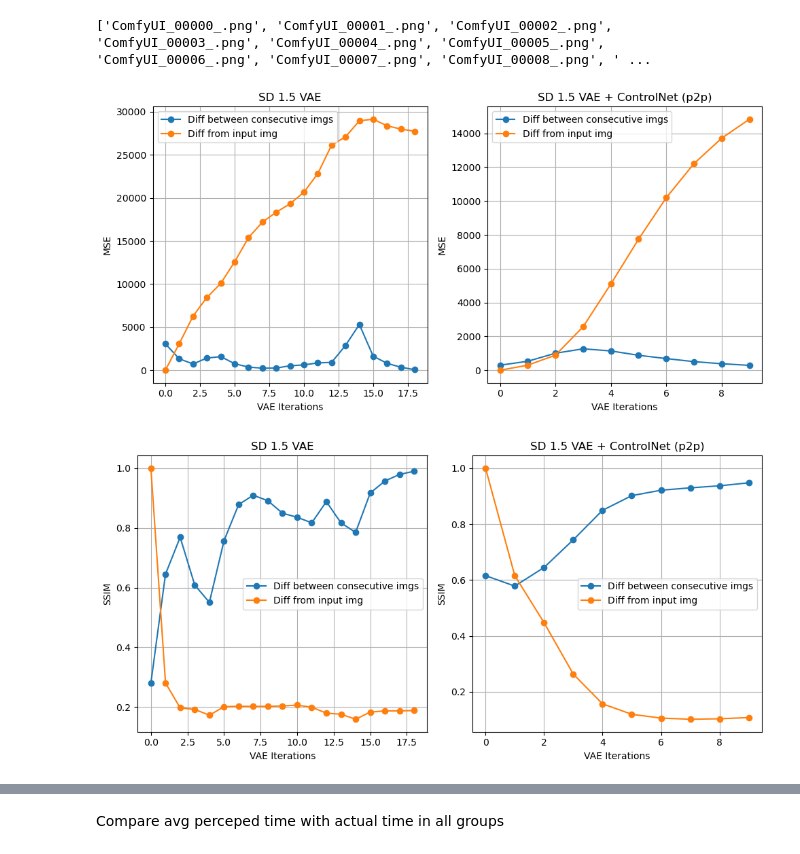
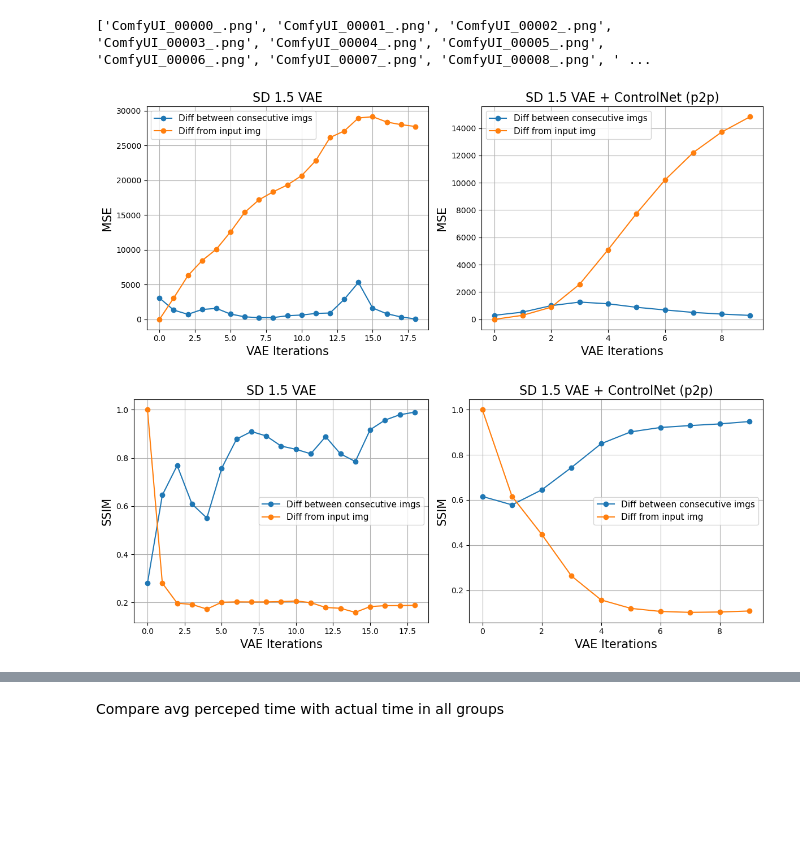
Before and after one commit to iamkaikai/LACE, a Jupyter notebook: analysis/Encoder analysis/plot.ipynb, the cells around one changed output, grey strips where cells are left out. Drawn from its saved outputs; the diff is of its cells as text; code cells hidden in the pictures; blank space fills up the shorter version.

Commit message:
updates on diagram

```diff
--- a/analysis/Encoder analysis/plot.ipynb
+++ b/analysis/Encoder analysis/plot.ipynb
@@ -82,59 +82,59 @@ for i in range(len(imgs)-1):
     mse_accumulated_cn.append(mse_original)
     ssim_accumulated_cn.append(ssim_original)
 # %%
-plt.figure(figsize=(10, 5))
+plt.figure(figsize=(12, 5))
 
 # Plotting MSE - baked VAE
 plt.subplot(1, 2, 1)
 plt.plot(mse_consecutive, '-o', label='Diff between consecutive imgs')
 plt.plot(mse_accumulated, '-o', label='Diff from input img')
-plt.title('SD 1.5 VAE')
-plt.xlabel('VAE Iterations')
-plt.ylabel('MSE')
+plt.title('SD 1.5 VAE', fontsize=16)
+plt.xlabel('VAE Iterations', fontsize=15)
+plt.ylabel('MSE', fontsize=15)
 plt.grid(True)
-plt.legend()
+plt.legend(fontsize=11)
 
 # Plotting MSE - baked VAE + controlnet(p2p)
 plt.subplot(1, 2, 2)
 plt.plot(mse_consecutive_cn, '-o', label='Diff between consecutive imgs')
 plt.plot(mse_accumulated_cn, '-o', label='Diff from input img')
-plt.title('SD 1.5 VAE + ControlNet (p2p)')
-plt.xlabel('VAE Iterations')
-plt.ylabel('MSE')
+plt.title('SD 1.5 VAE + ControlNet (p2p)', fontsize=16)
+plt.xlabel('VAE Iterations', fontsize=15)
+plt.ylabel('MSE', fontsize=15)
 plt.grid(True)
-plt.legend()
+plt.legend(fontsize=11)
 
 plt.tight_layout()
 plt.show()
 # %% [output]
-[figure, old version]
+[figure, new version]
 # %%
-plt.figure(figsize=(10, 5))
+plt.figure(figsize=(12, 5))
 
 # Plotting SSIM
 plt.subplot(1, 2, 1)
 plt.plot(ssim_consecutive, '-o', label='Diff between consecutive imgs')
 plt.plot(ssim_accumulated, '-o', label='Diff from input img')
-plt.title('SD 1.5 VAE')
-plt.xlabel('VAE Iterations')
-plt.ylabel('SSIM')
+plt.title('SD 1.5 VAE', fontsize=16)
+plt.xlabel('VAE Iterations', fontsize=15)
+plt.ylabel('SSIM', fontsize=15)
 plt.grid(True)
-plt.legend()
+plt.legend(fontsize=11)
 
 # Plotting SSIM
 plt.subplot(1, 2, 2)
 plt.plot(ssim_consecutive_cn, '-o', label='Diff between consecutive imgs')
 plt.plot(ssim_accumulated_cn, '-o', label='Diff from input img')
-plt.title('SD 1.5 VAE + ControlNet (p2p)')
-plt.xlabel('VAE Iterations')
-plt.ylabel('SSIM')
+plt.title('SD 1.5 VAE + ControlNet (p2p)', fontsize=16)
+plt.xlabel('VAE Iterations', fontsize=15)
+plt.ylabel('SSIM', fontsize=15)
 plt.grid(True)
-plt.legend()
+plt.legend(fontsize=11)
 
 plt.tight_layout()
 plt.show()
 # %% [output]
-[figure, old version]
+[figure, new version]
 # %%
 def calculate_metrics(folder_path):
     subfolders = [f.path for f in os.scandir(folder_path) if f.is_dir()]
```
Also changed, not shown: parts of 13 cells of this notebook, 9 other files.
